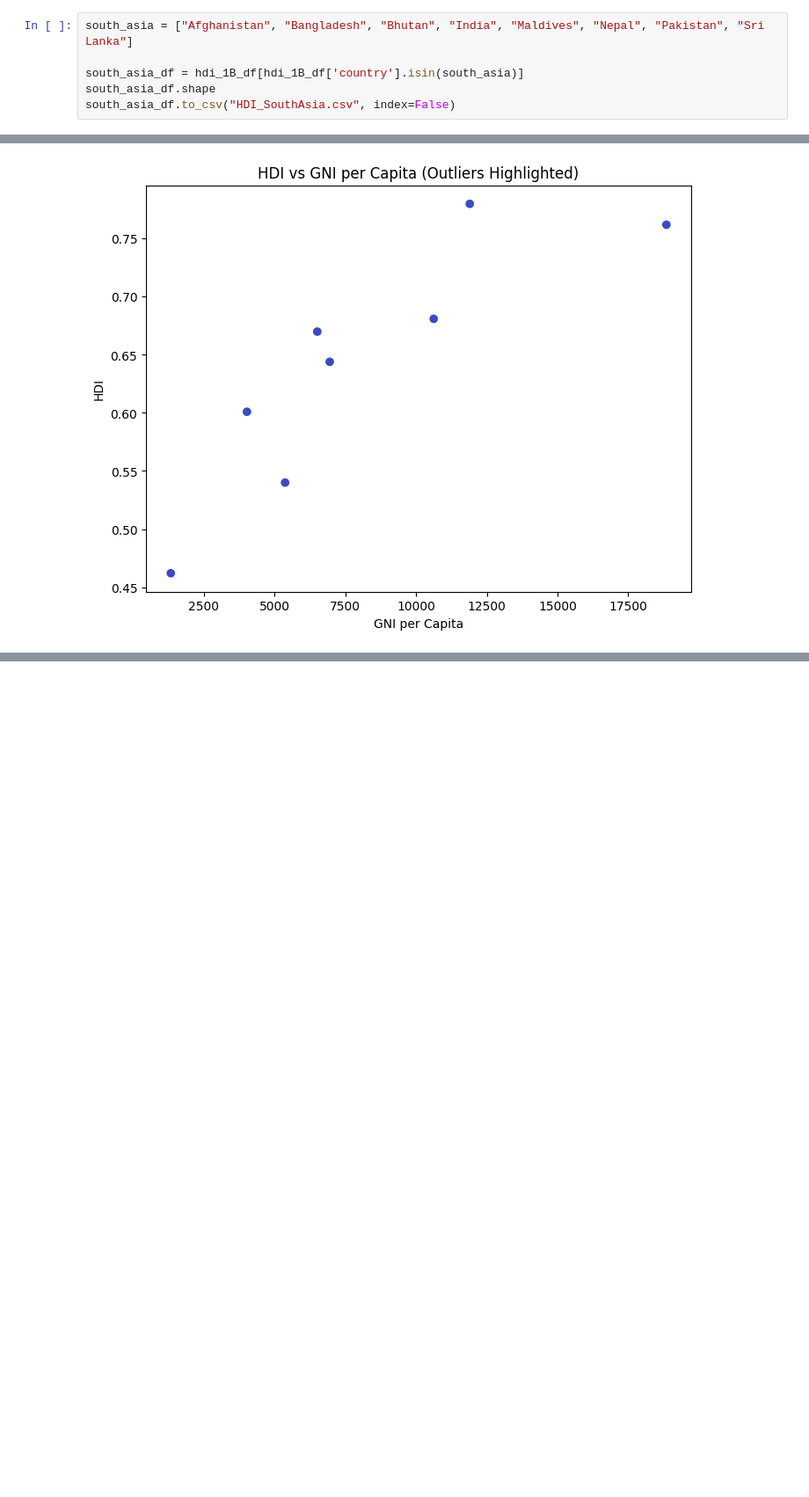
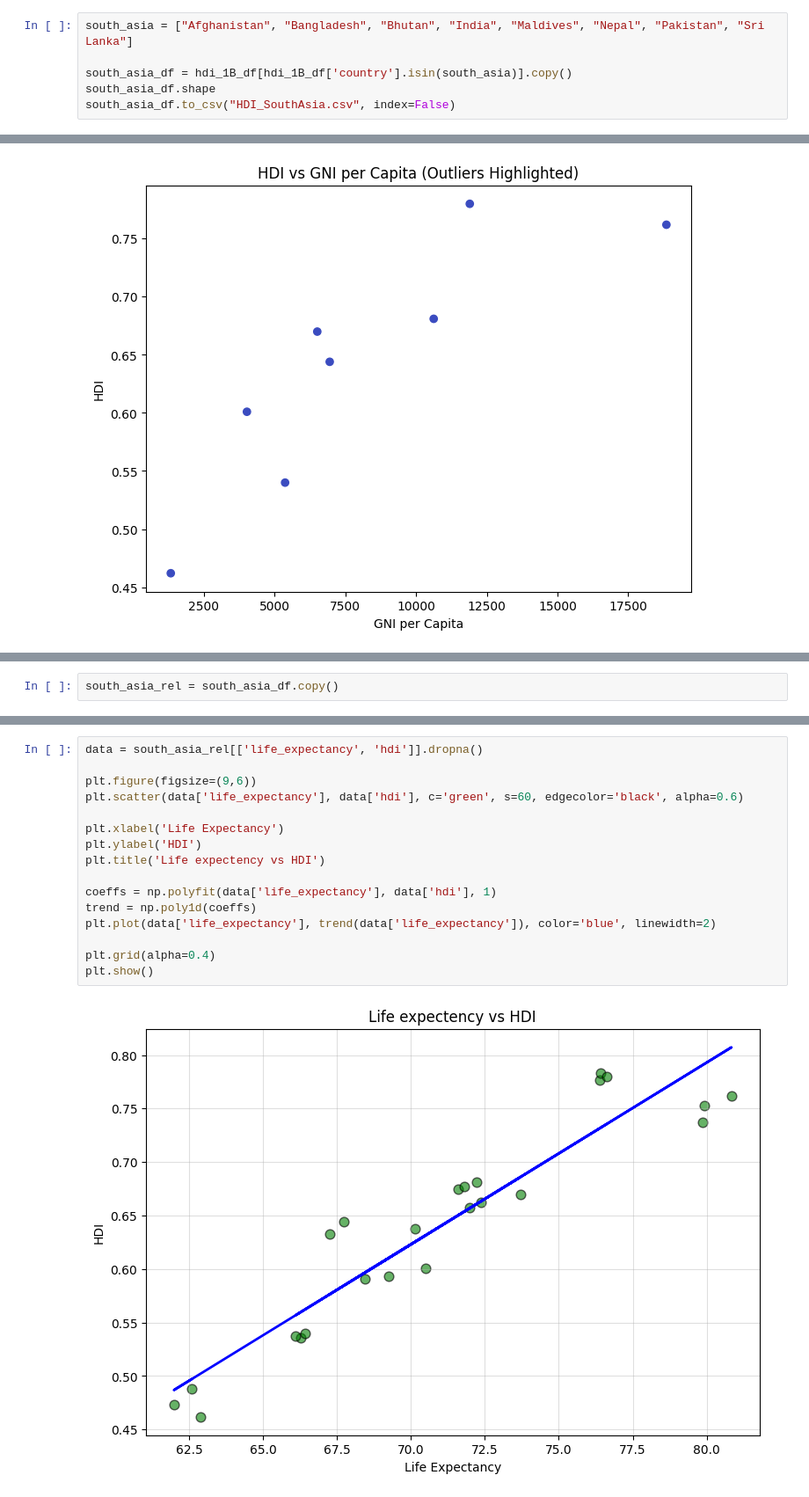
Before and after one commit to kashifmaskeyx/2513342_KashifMaskey, a Jupyter notebook: 2513342_KashifMaskey.ipynb, the cells around one changed output, grey strips where cells are left out. Shown at 88% size. Saved outputs shown, nothing was run; the diff lists cells and outputs as text; blank space fills up the shorter version.

Commit message:
Scatter plots and gap analysis

```diff
--- a/2513342_KashifMaskey.ipynb
+++ b/2513342_KashifMaskey.ipynb
@@ -499,7 +499,7 @@ Complete all the following tasks:
 # %%
 south_asia = ["Afghanistan", "Bangladesh", "Bhutan", "India", "Maldives", "Nepal", "Pakistan", "Sri Lanka"]
 
-south_asia_df = hdi_1B_df[hdi_1B_df['country'].isin(south_asia)]
+south_asia_df = hdi_1B_df[hdi_1B_df['country'].isin(south_asia)].copy()
 south_asia_df.shape
 south_asia_df.to_csv("HDI_SouthAsia.csv", index=False)
 # %% [markdown]
@@ -612,0 +621,2 @@ plt.show()
+# %%
+south_asia_rel = south_asia_df.copy()
@@ -612,0 +632,18 @@ plt.show()
+# %%
+data = south_asia_rel[['life_expectancy', 'hdi']].dropna()
+
+plt.figure(figsize=(9,6))
+plt.scatter(data['life_expectancy'], data['hdi'], c='green', s=60, edgecolor='black', alpha=0.6)
+
+plt.xlabel('Life Expectancy')
+plt.ylabel('HDI')
+plt.title('Life expectency vs HDI')
+
+coeffs = np.polyfit(data['life_expectancy'], data['hdi'], 1)
+trend = np.poly1d(coeffs)
+plt.plot(data['life_expectancy'], trend(data['life_expectancy']), color='blue', linewidth=2)
+
+plt.grid(alpha=0.4)
+plt.show()
+# %% [output]
+[figure, added]
```
Also changed, not shown: parts of 8 cells of this notebook.
